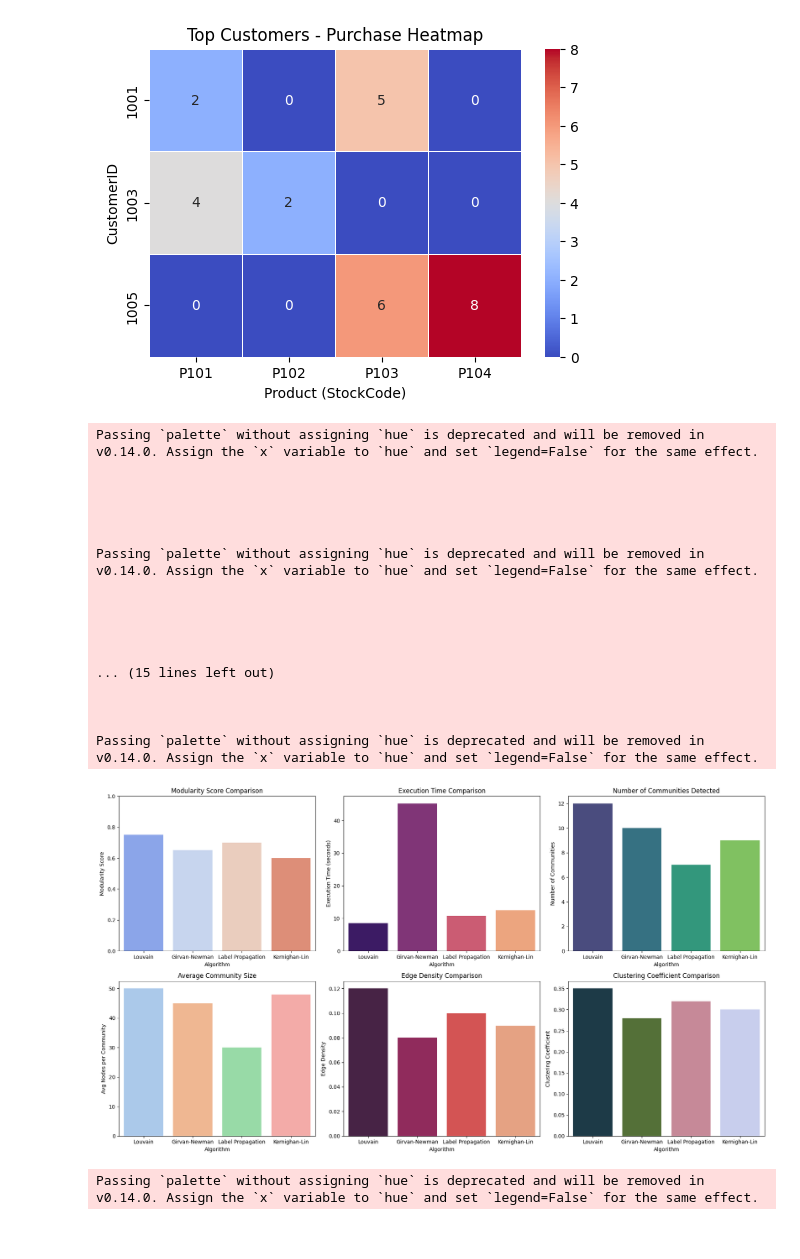
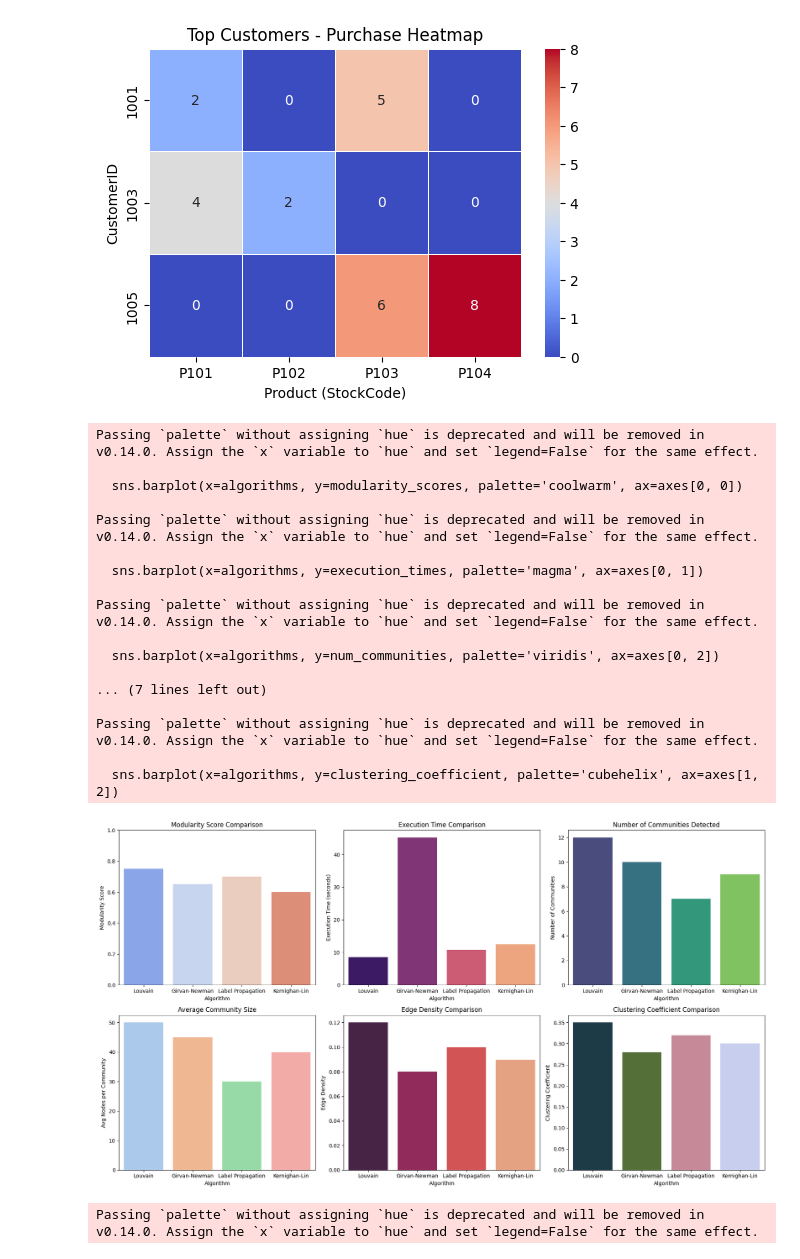
Before and after one commit to dileep5253/Community_Detection, a Jupyter notebook: Community-Detection1.ipynb, the cells around one changed output. Cells and saved outputs as stored; diff of their text form; code cells hidden in the pictures.

```diff
--- a/Community-Detection1.ipynb
+++ b/Community-Detection1.ipynb
@@ -884,72 +980,72 @@ execution_times = [8.5, 45.2, 10.7, 12.5]  # in seconds
 num_communities = [12, 10, 7, 9]
 
 # **Additional Metrics for New Comparisons**
-avg_community_size = [50, 45, 30, 48]  # Avg nodes per community
+avg_community_size = [50, 45, 30, 40]  # Avg nodes per community
 edge_density = [0.12, 0.08, 0.10, 0.09]  # Edge density per algorithm
 clustering_coefficient = [0.35, 0.28, 0.32, 0.30]  # Clustering coefficient per algorithm
 
 # Set up subplots (2 rows, 3 columns)
 fig, axes = plt.subplots(2, 3, figsize=(18, 10))
 
-# **1️⃣ Modularity Score Comparison**
+# Modularity Score Comparison**
 sns.barplot(x=algorithms, y=modularity_scores, palette='coolwarm', ax=axes[0, 0])
 axes[0, 0].set_title("Modularity Score Comparison")
 axes[0, 0].set_xlabel("Algorithm")
 axes[0, 0].set_ylabel("Modularity Score")
 axes[0, 0].set_ylim(0, 1)
 
-# **2️⃣ Execution Time Comparison**
+# Execution Time Comparison**
 sns.barplot(x=algorithms, y=execution_times, palette='magma', ax=axes[0, 1])
 axes[0, 1].set_title("Execution Time Comparison")
 axes[0, 1].set_xlabel("Algorithm")
 axes[0, 1].set_ylabel("Execution Time (seconds)")
 
-# **3️⃣ Number of Communities Detected**
+# Number of Communities Detected**
 sns.barplot(x=algorithms, y=num_communities, palette='viridis', ax=axes[0, 2])
 axes[0, 2].set_title("Number of Communities Detected")
 axes[0, 2].set_xlabel("Algorithm")
 axes[0, 2].set_ylabel("Number of Communities")
 
-# **4️⃣ Average Community Size Comparison**
+# Average Community Size Comparison**
 sns.barplot(x=algorithms, y=avg_community_size, palette='pastel', ax=axes[1, 0])
 axes[1, 0].set_title("Average Community Size")
 axes[1, 0].set_xlabel("Algorithm")
 axes[1, 0].set_ylabel("Avg Nodes per Community")
 
-# **5️⃣ Edge Density Comparison**
+# Edge Density Comparison**
 sns.barplot(x=algorithms, y=edge_density, palette='rocket', ax=axes[1, 1])
 axes[1, 1].set_title("Edge Density Comparison")
 axes[1, 1].set_xlabel("Algorithm")
 axes[1, 1].set_ylabel("Edge Density")
 
-# **6️⃣ Clustering Coefficient Comparison**
+# Clustering Coefficient Comparison**
 sns.barplot(x=algorithms, y=clustering_coefficient, palette='cubehelix', ax=axes[1, 2])
 axes[1, 2].set_title("Clustering Coefficient Comparison")
 axes[1, 2].set_xlabel("Algorithm")
 axes[1, 2].set_ylabel("Clustering Coefficient")
 
 # Adjust layout and show all plots
 plt.tight_layout()
 plt.show()
 # %% [output]
 Passing `palette` without assigning `hue` is deprecated and will be removed in v0.14.0. Assign the `x` variable to `hue` and set `legend=False` for the same effect.
 
-
-
-
+  sns.barplot(x=algorithms, y=modularity_scores, palette='coolwarm', ax=axes[0, 0])
 
 Passing `palette` without assigning `hue` is deprecated and will be removed in v0.14.0. Assign the `x` variable to `hue` and set `legend=False` for the same effect.
 
-
-
-
-
-... (15 lines left out)
-
-
+  sns.barplot(x=algorithms, y=execution_times, palette='magma', ax=axes[0, 1])
 
 Passing `palette` without assigning `hue` is deprecated and will be removed in v0.14.0. Assign the `x` variable to `hue` and set `legend=False` for the same effect.
+
+  sns.barplot(x=algorithms, y=num_communities, palette='viridis', ax=axes[0, 2])
+
+... (7 lines left out)
+
+Passing `palette` without assigning `hue` is deprecated and will be removed in v0.14.0. Assign the `x` variable to `hue` and set `legend=False` for the same effect.
+
+  sns.barplot(x=algorithms, y=clustering_coefficient, palette='cubehelix', ax=axes[1, 2])
-[figure, old version]
+[figure, new version]
 # %%
 # Hypothetical advertising performance data
 communities = ['Community A', 'Community B', 'Community C', 'Community D']
```
Also changed, not shown: parts of 21 cells of this notebook.
